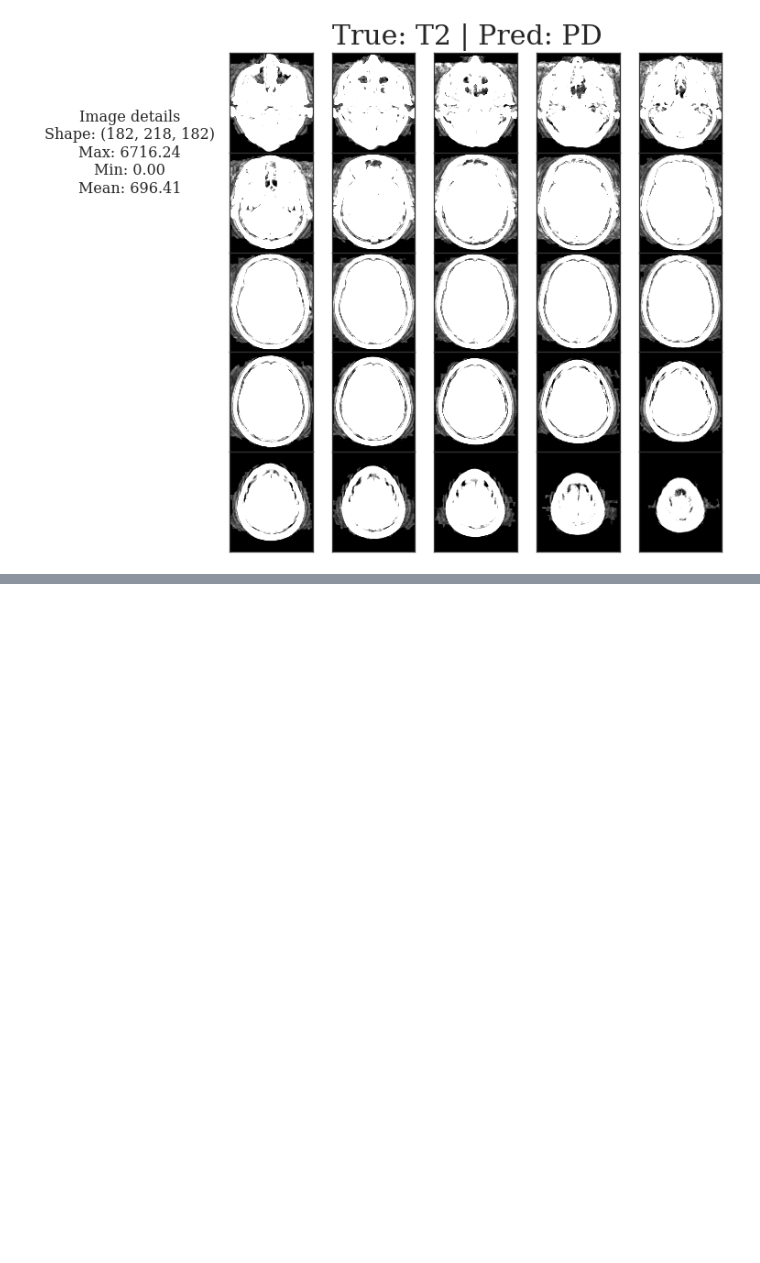
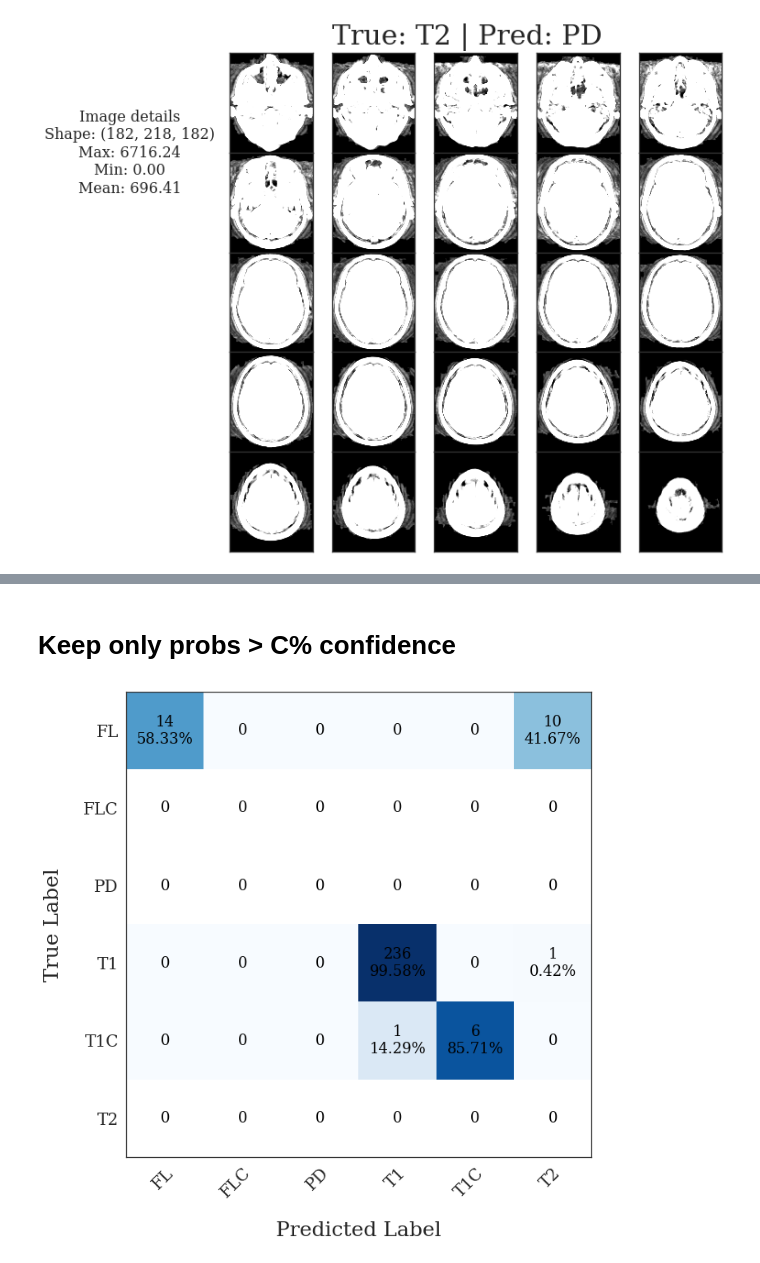
Before and after one commit to sremedios/phinet, a Jupyter notebook: analysis.ipynb, the cells around one changed output, grey strips where cells are left out. Cells and saved outputs as stored; diff of their text form; code cells hidden in the pictures; blank space fills up the shorter version.

```diff
--- a/analysis.ipynb
+++ b/analysis.ipynb
@@ -426,0 +625,67 @@ results/phinet_denoised_approxdef/figures/errors/T2/annotated_montage_ADNI_007_S
+# %% [markdown]
+# Keep only probs > C% confidence
+# %%
+def parse_confidences(row):
+    num_indices = [1, 3, 5, 7, 9, 11]
+    c = row['confidences'].split(" ")
+    new_out = []
+    for i in num_indices:
+        new_out.append(float(c[i][:-1]))
+    return np.array(new_out)
+
+def confident(row, thresh):
+    return np.max(row) > thresh
+# %%
+C = 80
+confident_df = merged_df.copy()
+confident_df['confident'] = confident_df.apply(lambda r: confident(parse_confidences(r), thresh=C), axis=1)
+confident_df = confident_df[confident_df['confident'] == True]
+# %%
+##### CONFUSION MATRIX #####
+
+class_names = sorted(dev_class_mapping.values())
+
+
+cm = confusion_matrix(
+    confident_df['true'],
+    confident_df['pred'],
+    labels=list(range(6))
+)
+
+
+cm_norm = cm.astype('float') / cm.sum(axis=1)[:, np.newaxis]
+fig, ax = plt.subplots()
+im = ax.imshow(cm_norm, interpolation='nearest', cmap=plt.cm.Blues)
+ax.set(
+    xticks=np.arange(cm.shape[1]),
+    yticks=np.arange(cm.shape[0]),
+    xticklabels=class_names,
+    yticklabels=class_names,
+    ylabel='True Label',
+    xlabel='Predicted Label',
+)
+
+ax.xaxis.labelpad = 25
+ax.yaxis.labelpad = 25
+
+plt.setp(ax.get_xticklabels(), rotation=45, ha='right', rotation_mode='anchor')
+#plt.setp(ax.get_yticklabels(), rotation=90, ha='center', rotation_mode='anchor')
+
+thresh = cm_norm.max() / 2.
+for i in range(cm.shape[0]):
+    for j in range(cm.shape[1]):
+
+        if cm[i, j] == 0:
+            cell_str = "{}".format(cm[i, j])
+        else:
+            cell_str = "{}\n{:.2%}".format(cm[i, j], cm_norm[i, j])
+        ax.text(j, i, cell_str,
+                ha="center", va="center",
+                color="white" if cm_norm[i, j] > thresh else 'black',
+                fontsize=18)
+fig.tight_layout()
+plt.show()
+#plt.savefig(FIGURE_DIR / "normalized_ensembled_confusion_matrix.png")
+plt.close()
+# %% [output]
+[figure, added]
```
Also changed, not shown: parts of 19 cells of this notebook.
